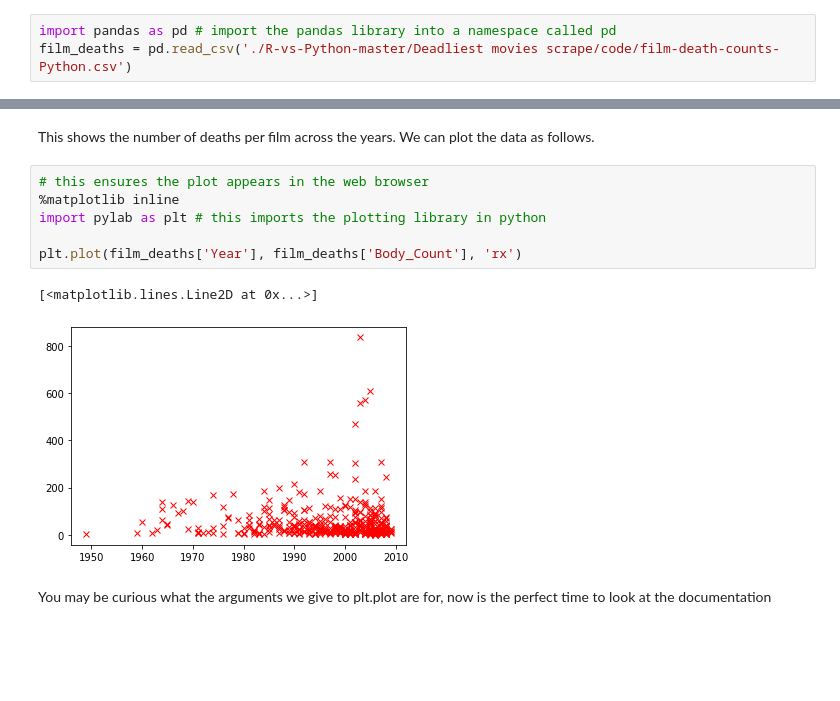
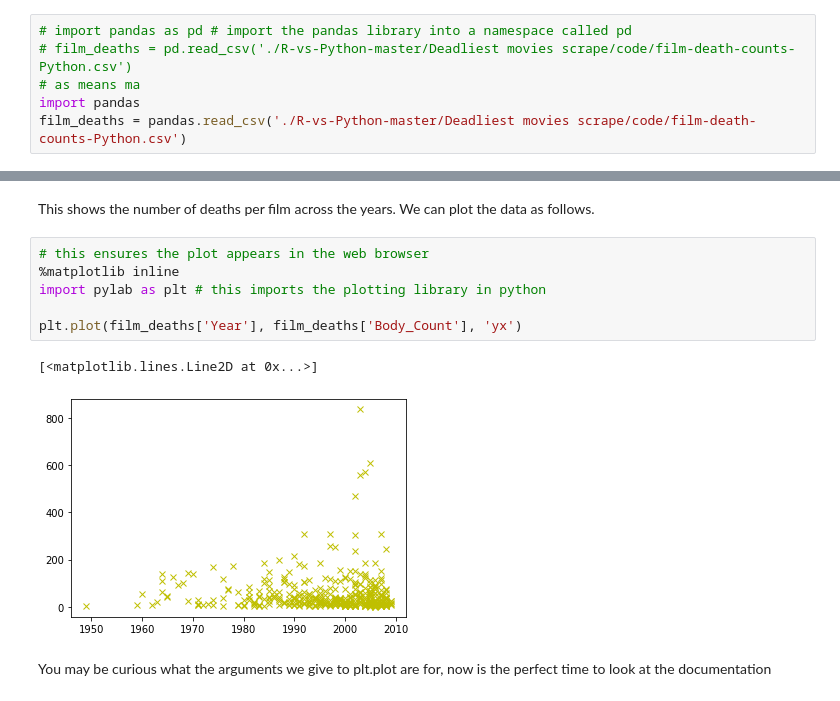
Before and after one commit to maalvarezl/MLAI, a Jupyter notebook: Lab 1 - Probability and Introduction to Jupyter Notebooks.ipynb, the cells around one changed output, grey strips where cells are left out. Saved outputs shown, nothing was run; the diff lists cells and outputs as text; blank space fills up the shorter version.

```diff
--- a/Lab 1 - Probability and Introduction to Jupyter Notebooks.ipynb
+++ b/Lab 1 - Probability and Introduction to Jupyter Notebooks.ipynb
@@ -84,8 +84,11 @@ for name in zip.namelist():
 # %% [markdown]
 Once the data is downloaded we can unzip it into the same directory where we are running the lab class.
 # %%
-import pandas as pd # import the pandas library into a namespace called pd
-film_deaths = pd.read_csv('./R-vs-Python-master/Deadliest movies scrape/code/film-death-counts-Python.csv')
+# import pandas as pd # import the pandas library into a namespace called pd
+# film_deaths = pd.read_csv('./R-vs-Python-master/Deadliest movies scrape/code/film-death-counts-Python.csv')
+# as means ma
+import pandas
+film_deaths = pandas.read_csv('./R-vs-Python-master/Deadliest movies scrape/code/film-death-counts-Python.csv')
 # %%
 film_deaths.describe()
 # %% [output]
@@ -143,12 +146,12 @@ This shows the number of deaths per film across the years. We can plot the data
 # %%
 # this ensures the plot appears in the web browser
 %matplotlib inline
 import pylab as plt # this imports the plotting library in python
 
-plt.plot(film_deaths['Year'], film_deaths['Body_Count'], 'rx')
+plt.plot(film_deaths['Year'], film_deaths['Body_Count'], 'yx')
 # %% [output]
 [<matplotlib.lines.Line2D at 0x...>]
-[figure, old version]
+[figure, new version]
 # %% [markdown]
 You may be curious what the arguments we give to plt.plot are for, now is the perfect time to look at the documentation
 # %%
```
Also changed, not shown: parts of 4 cells of this notebook.
